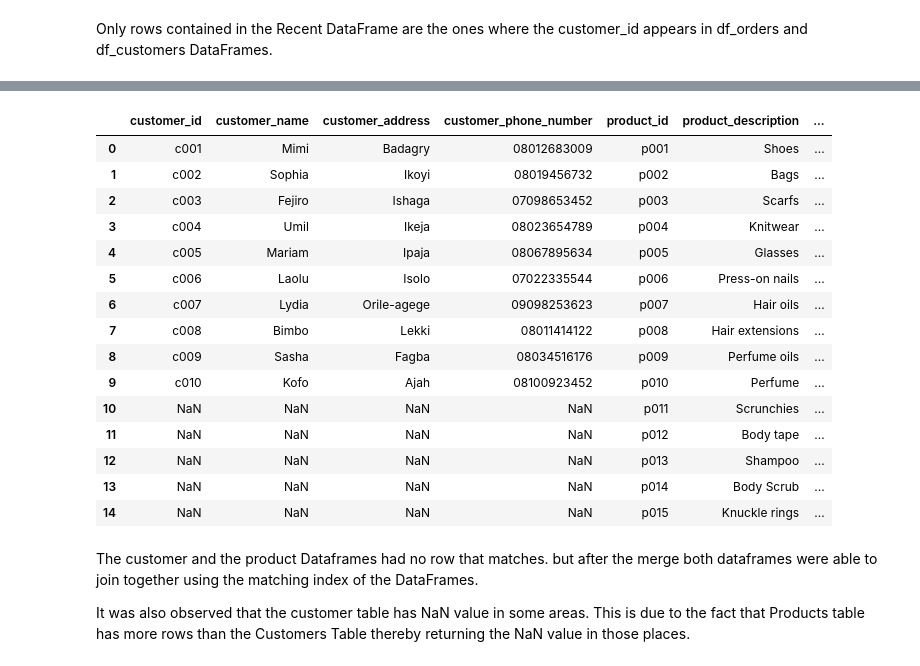
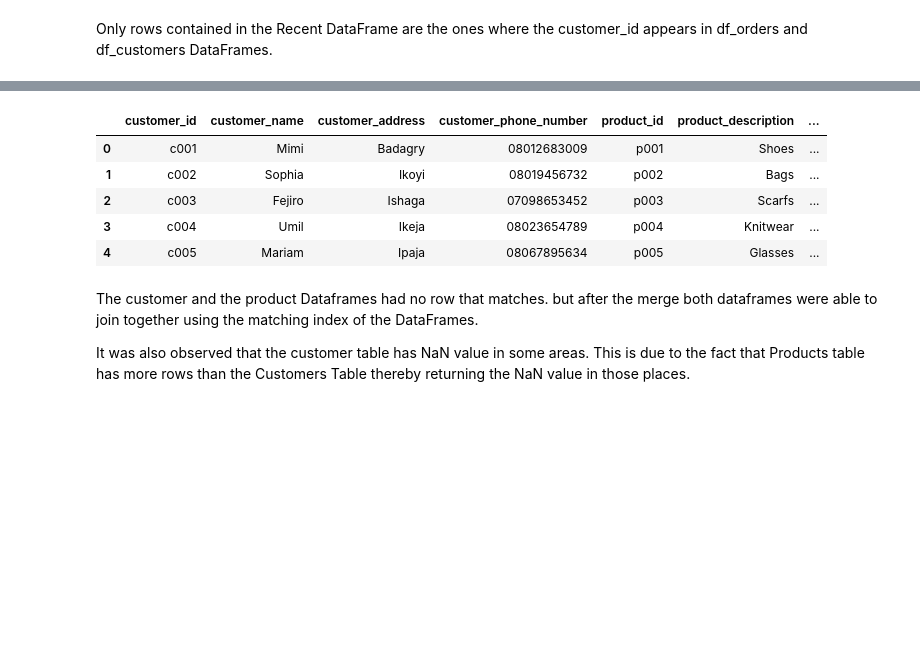
Before and after one commit to Kaltnaike/SGA_Projects_1, a Jupyter notebook: dummy_dataframes.ipynb, the cells around one changed output, grey strips where cells are left out. Cells and saved outputs as stored; diff of their text form; code cells hidden in the pictures; blank space fills up the shorter version.

```diff
--- a/dummy_dataframes.ipynb
+++ b/dummy_dataframes.ipynb
@@ -157,24 +134,14 @@ Only rows contained in the Recent DataFrame are the ones where the customer_id a
 # %%
-#Perform an outer merge between customers and products tables.
+#Perform an outer merge between customers and products tables. using left_index,right_index
 df_customers_products = pd.merge(df_customers,df_products,left_index=True,right_index=True,how ='outer')
-df_customers_products
+df_customers_products.head()
 # %% [output]
 |  | customer_id | customer_name | customer_address | customer_phone_number | product_id | product_description | ... |
 | 0 | c001 | Mimi | Badagry | 08012683009 | p001 | Shoes | ... |
 | 1 | c002 | Sophia | Ikoyi | 08019456732 | p002 | Bags | ... |
 | 2 | c003 | Fejiro | Ishaga | 07098653452 | p003 | Scarfs | ... |
 | 3 | c004 | Umil | Ikeja | 08023654789 | p004 | Knitwear | ... |
 | 4 | c005 | Mariam | Ipaja | 08067895634 | p005 | Glasses | ... |
-| 5 | c006 | Laolu | Isolo | 07022335544 | p006 | Press-on nails | ... |
-| 6 | c007 | Lydia | Orile-agege | 09098253623 | p007 | Hair oils | ... |
-| 7 | c008 | Bimbo | Lekki | 08011414122 | p008 | Hair extensions | ... |
-| 8 | c009 | Sasha | Fagba | 08034516176 | p009 | Perfume oils | ... |
-| 9 | c010 | Kofo | Ajah | 08100923452 | p010 | Perfume | ... |
-| 10 | NaN | NaN | NaN | NaN | p011 | Scrunchies | ... |
-| 11 | NaN | NaN | NaN | NaN | p012 | Body tape | ... |
-| 12 | NaN | NaN | NaN | NaN | p013 | Shampoo | ... |
-| 13 | NaN | NaN | NaN | NaN | p014 | Body Scrub | ... |
-| 14 | NaN | NaN | NaN | NaN | p015 | Knuckle rings | ... |
 # %% [markdown]
 The customer and the product Dataframes had no row that matches.
 but after the merge both dataframes were able to join together using the matching index of the DataFrames.
```
Also changed, not shown: parts of 8 cells of this notebook.
